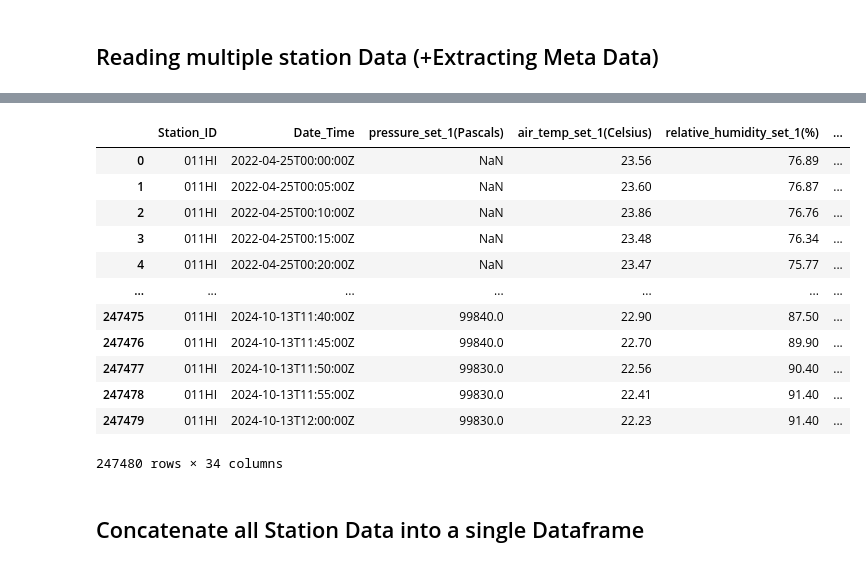
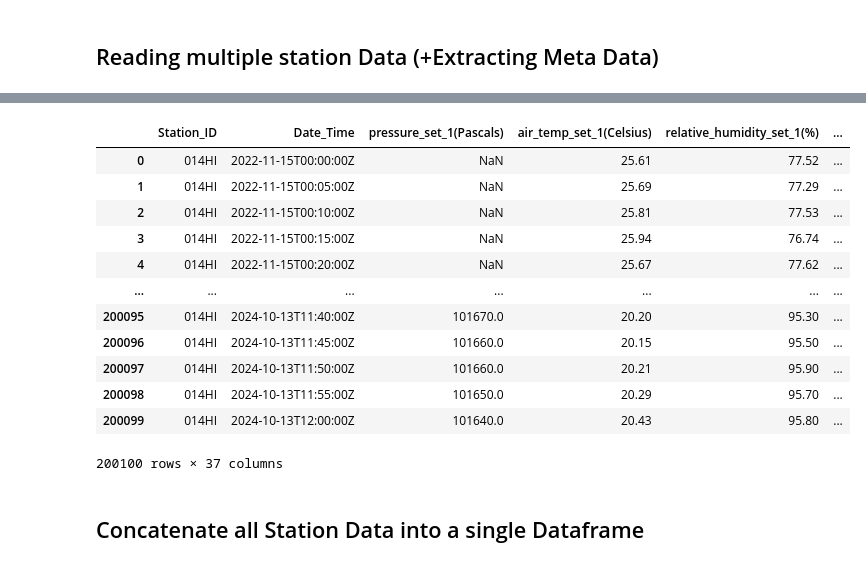
Before and after one commit to akarsh1207/Longwave-Radiation-Model-Hawaii, a Jupyter notebook: Cleaned Data/Cleaning.ipynb, the cells around one changed output, grey strips where cells are left out. Cells and saved outputs as stored; diff of their text form; code cells hidden in the pictures.

```diff
--- a/Cleaned Data/Cleaning.ipynb
+++ b/Cleaned Data/Cleaning.ipynb
@@ -102,19 +102,19 @@ Successfully loaded: 059HI.2024-11-18.csv
 
 Number of DataFrames loaded: 59
 # %%
-dfs[10] #Accessing, only the first Station_ID file!
+dfs[13] #Accessing, only the first Station_ID file!
 # %% [output]
 |  | Station_ID | Date_Time | pressure_set_1(Pascals) | air_temp_set_1(Celsius) | relative_humidity_set_1(%) | ... |
-| 0 | 011HI | 2022-04-25T00:00:00Z | NaN | 23.56 | 76.89 | ... |
-| 1 | 011HI | 2022-04-25T00:05:00Z | NaN | 23.60 | 76.87 | ... |
-| 2 | 011HI | 2022-04-25T00:10:00Z | NaN | 23.86 | 76.76 | ... |
-| 3 | 011HI | 2022-04-25T00:15:00Z | NaN | 23.48 | 76.34 | ... |
-| 4 | 011HI | 2022-04-25T00:20:00Z | NaN | 23.47 | 75.77 | ... |
+| 0 | 014HI | 2022-11-15T00:00:00Z | NaN | 25.61 | 77.52 | ... |
+| 1 | 014HI | 2022-11-15T00:05:00Z | NaN | 25.69 | 77.29 | ... |
+| 2 | 014HI | 2022-11-15T00:10:00Z | NaN | 25.81 | 77.53 | ... |
+| 3 | 014HI | 2022-11-15T00:15:00Z | NaN | 25.94 | 76.74 | ... |
+| 4 | 014HI | 2022-11-15T00:20:00Z | NaN | 25.67 | 77.62 | ... |
 | ... | ... | ... | ... | ... | ... | ... |
-| 247475 | 011HI | 2024-10-13T11:40:00Z | 99840.0 | 22.90 | 87.50 | ... |
-| 247476 | 011HI | 2024-10-13T11:45:00Z | 99840.0 | 22.70 | 89.90 | ... |
-| 247477 | 011HI | 2024-10-13T11:50:00Z | 99830.0 | 22.56 | 90.40 | ... |
-| 247478 | 011HI | 2024-10-13T11:55:00Z | 99830.0 | 22.41 | 91.40 | ... |
-| 247479 | 011HI | 2024-10-13T12:00:00Z | 99830.0 | 22.23 | 91.40 | ... |
+| 200095 | 014HI | 2024-10-13T11:40:00Z | 101670.0 | 20.20 | 95.30 | ... |
+| 200096 | 014HI | 2024-10-13T11:45:00Z | 101660.0 | 20.15 | 95.50 | ... |
+| 200097 | 014HI | 2024-10-13T11:50:00Z | 101660.0 | 20.21 | 95.90 | ... |
+| 200098 | 014HI | 2024-10-13T11:55:00Z | 101650.0 | 20.29 | 95.70 | ... |
+| 200099 | 014HI | 2024-10-13T12:00:00Z | 101640.0 | 20.43 | 95.80 | ... |
-247480 rows × 34 columns
+200100 rows × 37 columns
 # %%
```
Also changed, not shown: parts of 1 cell of this notebook, 3 other files.
